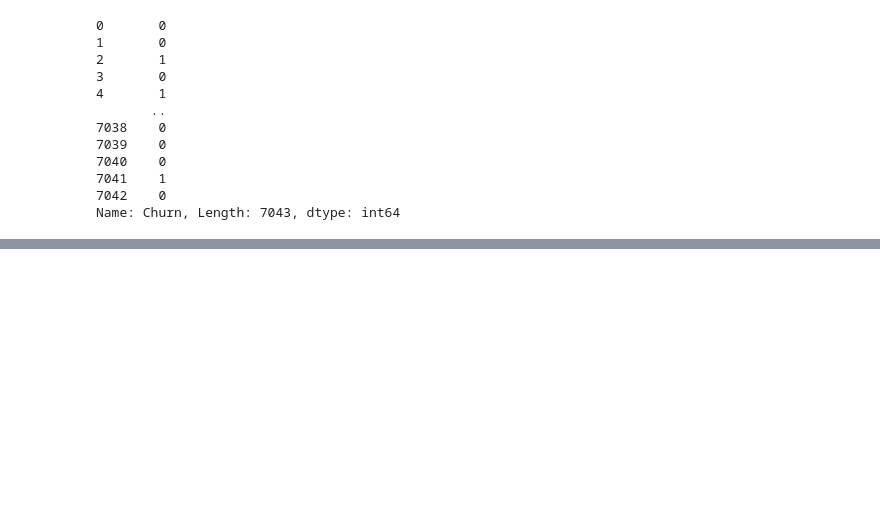
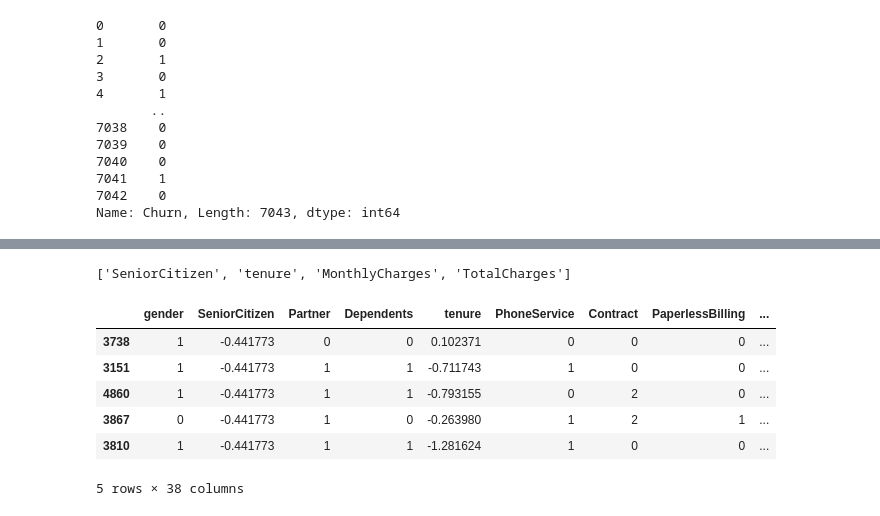
Before and after one commit to abhaychauhan2k3/PROJECT-4-ADVANCE-CHURN-CUSTOMER-PREDICTION, a Jupyter notebook: notebook/model.ipynb, the cells around one changed output, grey strips where cells are left out. Drawn from its saved outputs; the diff is of its cells as text; code cells hidden in the pictures; blank space fills up the shorter version.

```diff
--- a/notebook/model.ipynb
+++ b/notebook/model.ipynb
@@ -401,0 +412,4 @@ Name: Churn, Length: 5634, dtype: int64
+# %%
+dont_scale_cols = binary_cols + bool_cols
+dont_scale_cols.append("Contract")
+dont_scale_cols
@@ -401,0 +434,24 @@ Name: Churn, Length: 5634, dtype: int64
+# %%
+scale_cols = []
+for col in X_train:
+    if(col not in dont_scale_cols):
+        scale_cols.append(col)
+scale_cols
+# %% [output]
+['SeniorCitizen', 'tenure', 'MonthlyCharges', 'TotalCharges']
+# %%
+from sklearn.preprocessing import StandardScaler
+
+scaler = StandardScaler()
+X_train[scale_cols] = scaler.fit_transform(X_train[scale_cols])
+X_test[scale_cols] = scaler.transform(X_test[scale_cols])
+# %%
+X_train.head()
+# %% [output]
+|  | gender | SeniorCitizen | Partner | Dependents | tenure | PhoneService | Contract | PaperlessBilling | ... |
+| 3738 | 1 | -0.441773 | 0 | 0 | 0.102371 | 0 | 0 | 0 | ... |
+| 3151 | 1 | -0.441773 | 1 | 1 | -0.711743 | 1 | 0 | 0 | ... |
+| 4860 | 1 | -0.441773 | 1 | 1 | -0.793155 | 0 | 2 | 0 | ... |
+| 3867 | 0 | -0.441773 | 1 | 0 | -0.263980 | 1 | 2 | 1 | ... |
+| 3810 | 1 | -0.441773 | 1 | 1 | -1.281624 | 1 | 0 | 0 | ... |
+5 rows × 38 columns
```
Also changed, not shown: parts of 8 cells of this notebook.
